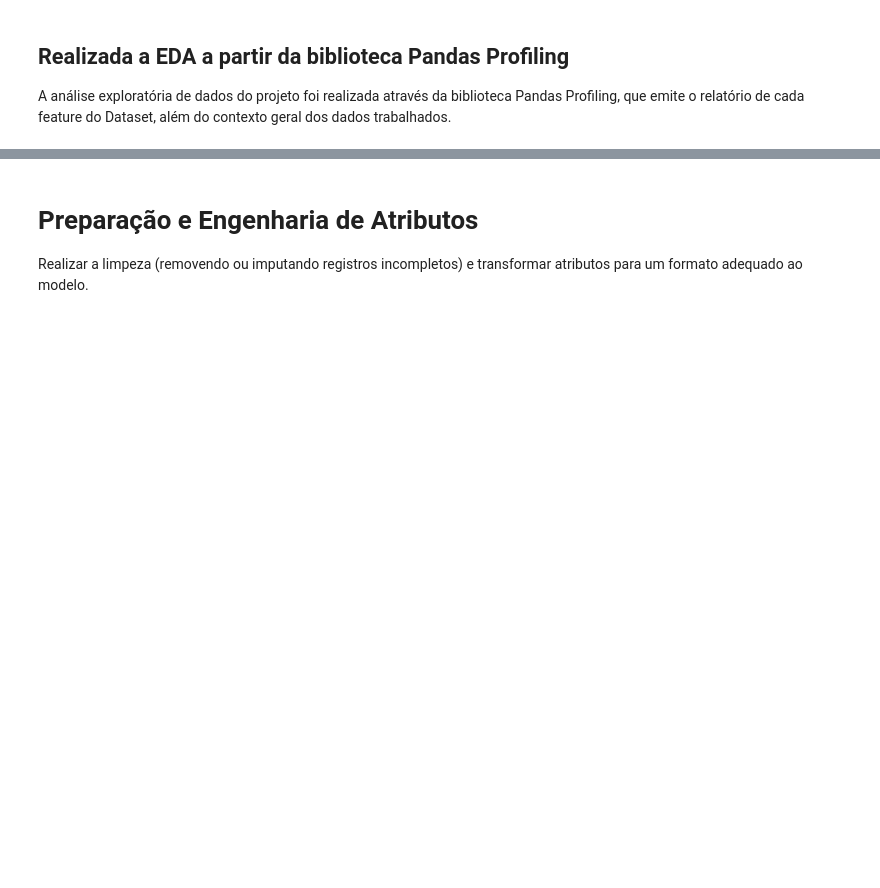
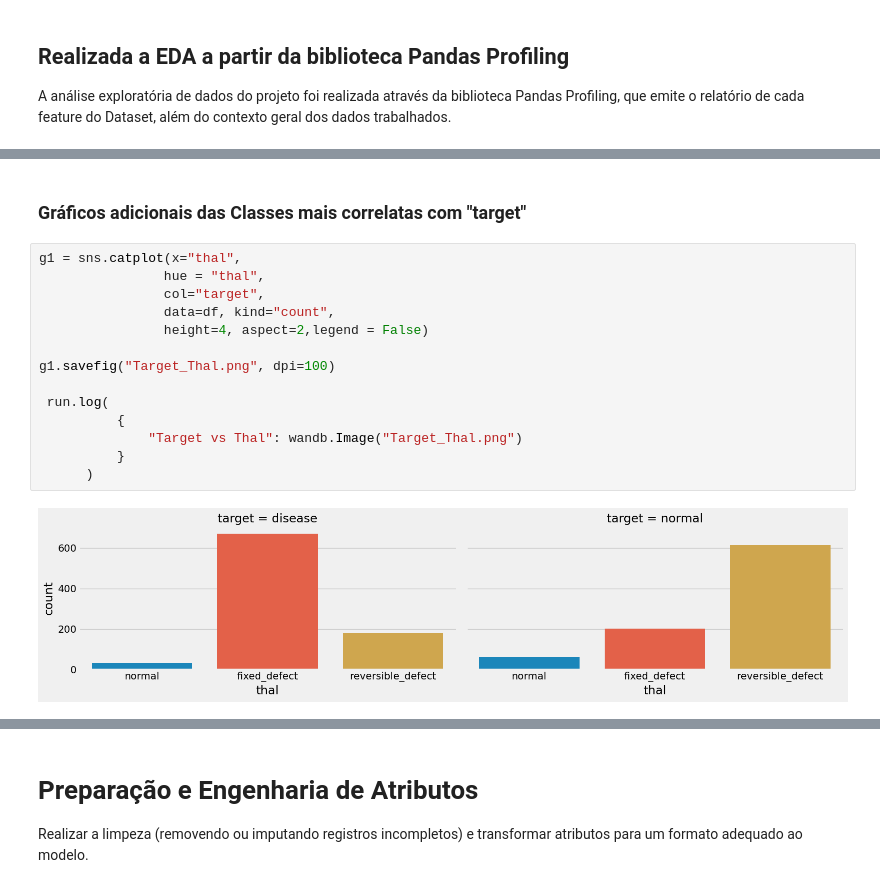
Before and after one commit to GuilhermeN391/Heart_Disease_App, a Jupyter notebook: Heart_Disease_Prediction.ipynb, the cells around one changed output, grey strips where cells are left out. Cells and saved outputs as stored; diff of their text form; blank space fills up the shorter version.

```diff
--- a/Heart_Disease_Prediction.ipynb
+++ b/Heart_Disease_Prediction.ipynb
@@ -338,0 +343,18 @@ plt.show()
+# %% [markdown]
+### Gráficos adicionais das Classes mais correlatas com "target"
+# %%
+g1 = sns.catplot(x="thal",
+                hue = "thal",
+                col="target",
+                data=df, kind="count",
+                height=4, aspect=2,legend = False)
+
+g1.savefig("Target_Thal.png", dpi=100)
+
+ run.log(
+          {
+              "Target vs Thal": wandb.Image("Target_Thal.png")
+          }
+      )
+# %% [output]
+[figure, added]
```
Also changed, not shown: parts of 37 cells of this notebook.
